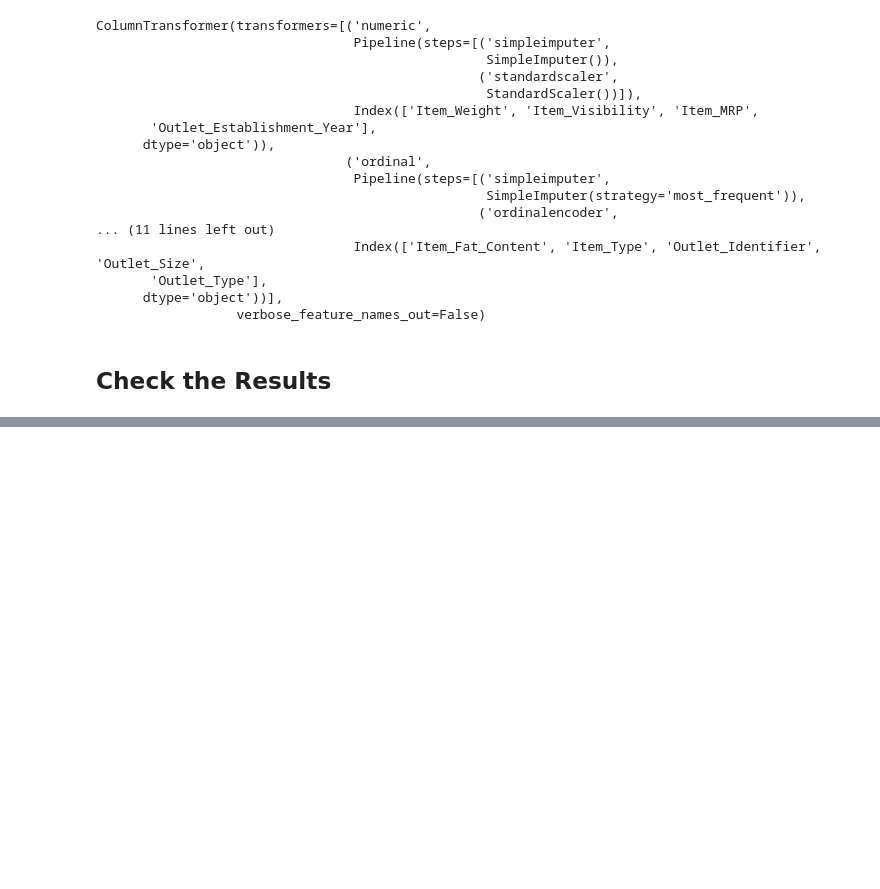
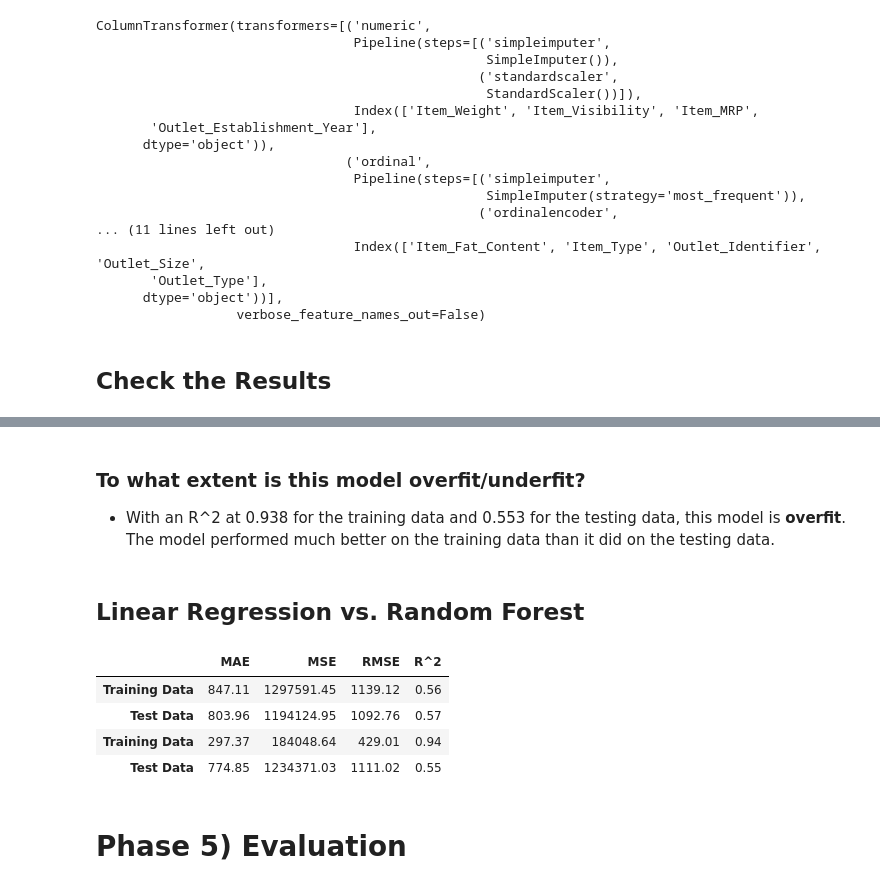
Before and after one commit to A-Kutscher/Prediction-of-Product-Sales, a Jupyter notebook: Prediction_of_Product_Sales_Amber_Kutscher.ipynb, the cells around one changed output, grey strips where cells are left out. Saved outputs shown, nothing was run; the diff lists cells and outputs as text; code cells hidden in the pictures; blank space fills up the shorter version.

```diff
--- a/Prediction_of_Product_Sales_Amber_Kutscher.ipynb
+++ b/Prediction_of_Product_Sales_Amber_Kutscher.ipynb
@@ -1543,0 +1504,6 @@ dtype: object
+# %%
+# Creating and fitting linear regression model
+lin_reg = LinearRegression()
+lin_reg_pipe = make_pipeline(col_transformer, lin_reg)
+lin_reg_pipe.fit(X_train, y_train);
+evaluate_regression(lin_reg_pipe, X_train, y_train, X_test, y_test)
@@ -1543,0 +1526,6 @@ dtype: object
+# %%
+# Display model performance metrics using a function
+lin_reg_metrics = evaluate_regression(lin_reg_pipe, X_train, y_train, X_test, y_test,
+                                        verbose = True, output_frame = True,
+                                        model_name = 'Linear Regression Model')
+lin_reg_metrics
@@ -1543,0 +1556,6 @@ dtype: object
+# %%
+# Creating and fitting the random forest model
+rand_fore = RandomForestRegressor(random_state=42)
+rand_fore_pipe = make_pipeline(col_transformer, rand_fore)
+rand_fore_pipe.fit(X_train, y_train);
+evaluate_regression(rand_fore_pipe, X_train, y_train, X_test,y_test)
@@ -1543,0 +1578,6 @@ dtype: object
+# %%
+# Display model performance metrics using a function
+rand_fore_metrics = evaluate_regression(rand_fore_pipe, X_train, y_train, X_test, y_test,
+                                        verbose = True, output_frame = True,
+                                        model_name = 'Random Forest Model')
+rand_fore_metrics
@@ -1543,0 +1603,17 @@ dtype: object
+# %% [markdown]
+### To what extent is this model overfit/underfit?
+- With an R^2 at 0.938 for the training data and 0.553 for the testing data, this model is **overfit**. The model performed much better on the training data than it did on the testing data.
+# %% [markdown]
+## Linear Regression vs. Random Forest
+# %%
+# Concatenate metrics to metrics dataframe
+metrics = pd.concat([lin_reg_metrics, rand_fore_metrics]).round(2)
+metrics
+# %% [output]
+|  | MAE | MSE | RMSE | R^2 |
+| Training Data | 847.11 | 1297591.45 | 1139.12 | 0.56 |
+| Test Data | 803.96 | 1194124.95 | 1092.76 | 0.57 |
+| Training Data | 297.37 | 184048.64 | 429.01 | 0.94 |
+| Test Data | 774.85 | 1234371.03 | 1111.02 | 0.55 |
+# %% [markdown]
+# Phase 5) Evaluation
```
Also changed, not shown: parts of 199 cells of this notebook.
